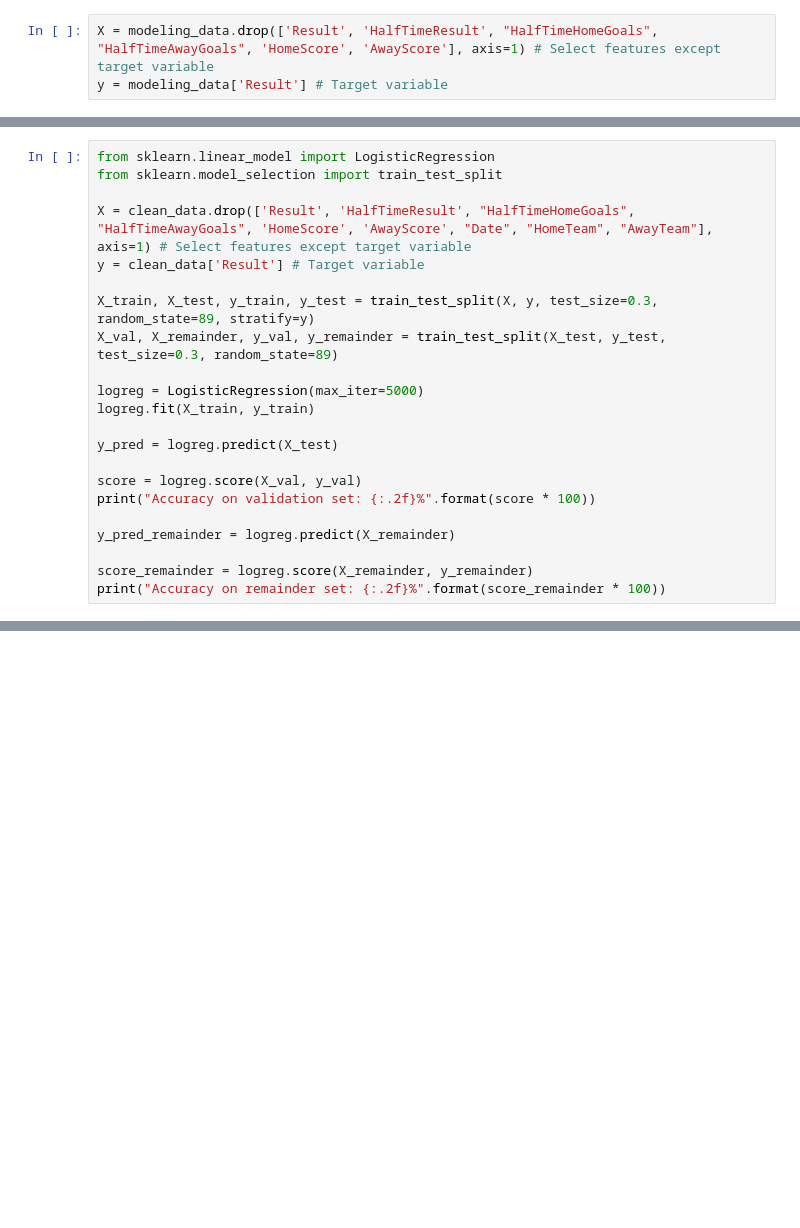
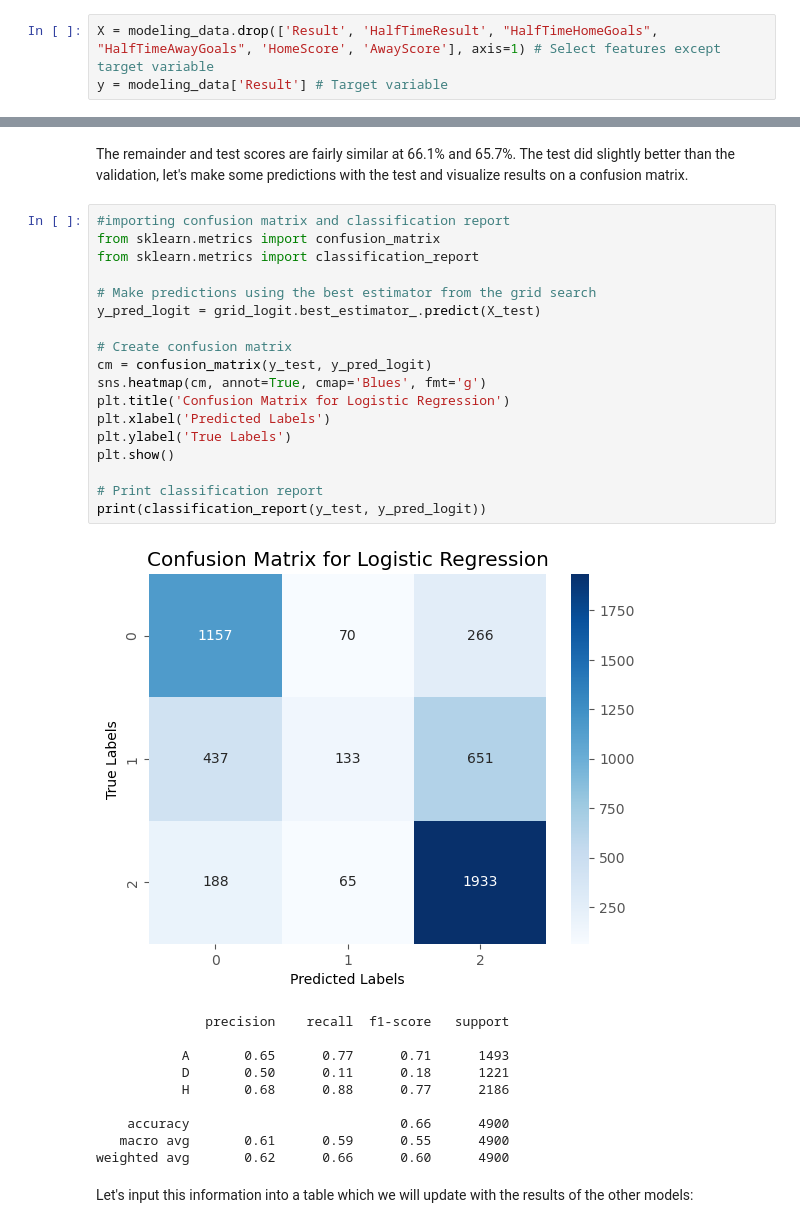
Before and after one commit to RomanKovv/Soccer-Prophet---Machine-Learning-Match-Prediction-Model, a Jupyter notebook: Part_2_Models.ipynb, the cells around one changed output, grey strips where cells are left out. Saved outputs shown, nothing was run; the diff lists cells and outputs as text; blank space fills up the shorter version.

```diff
--- a/Part_2_Models.ipynb
+++ b/Part_2_Models.ipynb
@@ -129,22 +176,0 @@ Now that our data is clean and wrangled with our new features, we start modellin
-# %%
-from sklearn.linear_model import LogisticRegression
-from sklearn.model_selection import train_test_split
-
-X = clean_data.drop(['Result', 'HalfTimeResult', "HalfTimeHomeGoals", "HalfTimeAwayGoals", 'HomeScore', 'AwayScore', "Date", "HomeTeam", "AwayTeam"], axis=1) # Select features except target variable
-y = clean_data['Result'] # Target variable
-
-X_train, X_test, y_train, y_test = train_test_split(X, y, test_size=0.3, random_state=89, stratify=y)
-X_val, X_remainder, y_val, y_remainder = train_test_split(X_test, y_test, test_size=0.3, random_state=89)
-
-logreg = LogisticRegression(max_iter=5000)
-logreg.fit(X_train, y_train)
-
-y_pred = logreg.predict(X_test)
-
-score = logreg.score(X_val, y_val)
-print("Accuracy on validation set: {:.2f}%".format(score * 100))
-
-y_pred_remainder = logreg.predict(X_remainder)
-
-score_remainder = logreg.score(X_remainder, y_remainder)
-print("Accuracy on remainder set: {:.2f}%".format(score_remainder * 100))
@@ -172,0 +302,33 @@ gridsearch on remainder
+# %% [markdown]
+The remainder and test scores are fairly similar at 66.1% and 65.7%. The test did slightly better than the validation, let's make some predictions with the test and visualize results on a confusion matrix.
+# %%
+#importing confusion matrix and classification report
+from sklearn.metrics import confusion_matrix
+from sklearn.metrics import classification_report
+
+# Make predictions using the best estimator from the grid search
+y_pred_logit = grid_logit.best_estimator_.predict(X_test)
+
+# Create confusion matrix
+cm = confusion_matrix(y_test, y_pred_logit)
+sns.heatmap(cm, annot=True, cmap='Blues', fmt='g')
+plt.title('Confusion Matrix for Logistic Regression')
+plt.xlabel('Predicted Labels')
+plt.ylabel('True Labels')
+plt.show()
+
+# Print classification report
+print(classification_report(y_test, y_pred_logit))
+# %% [output]
+[figure, added]
+              precision    recall  f1-score   support
+
+           A       0.65      0.77      0.71      1493
+           D       0.50      0.11      0.18      1221
+           H       0.68      0.88      0.77      2186
+
+    accuracy                           0.66      4900
+   macro avg       0.61      0.59      0.55      4900
+weighted avg       0.62      0.66      0.60      4900
+# %% [markdown]
+Let's input this information into a table which we will update with the results of the other models:
```
Also changed, not shown: parts of 96 cells of this notebook.
